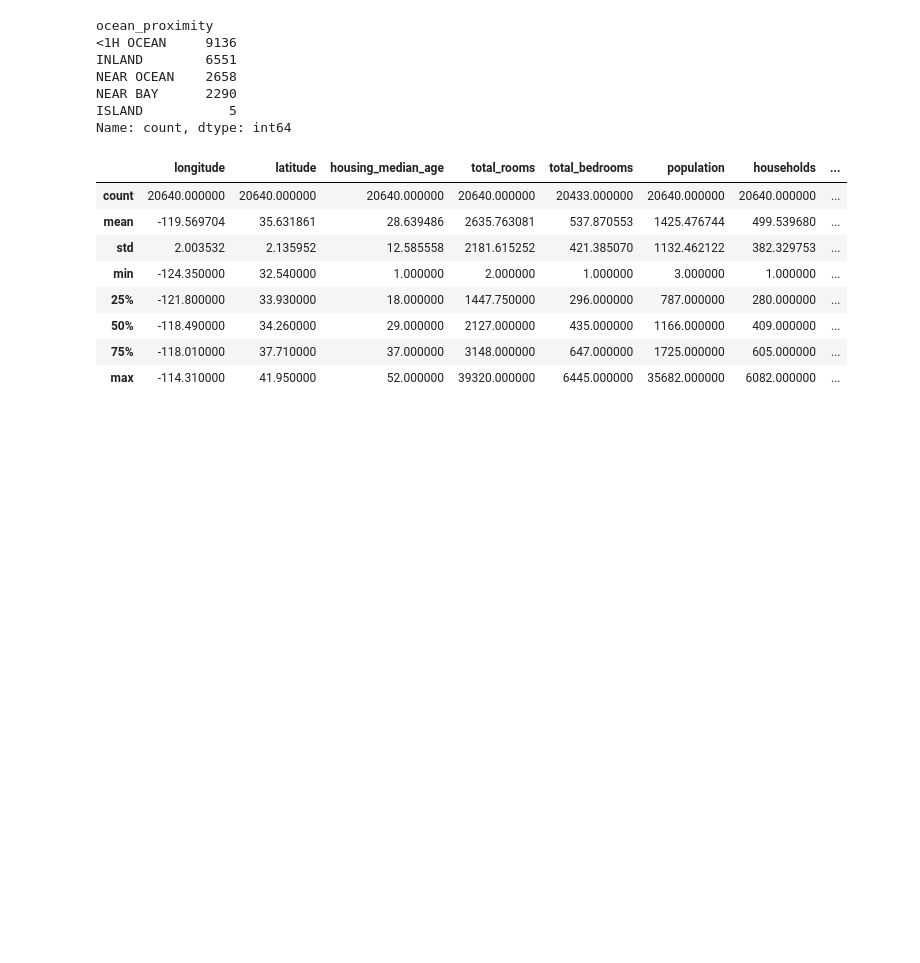
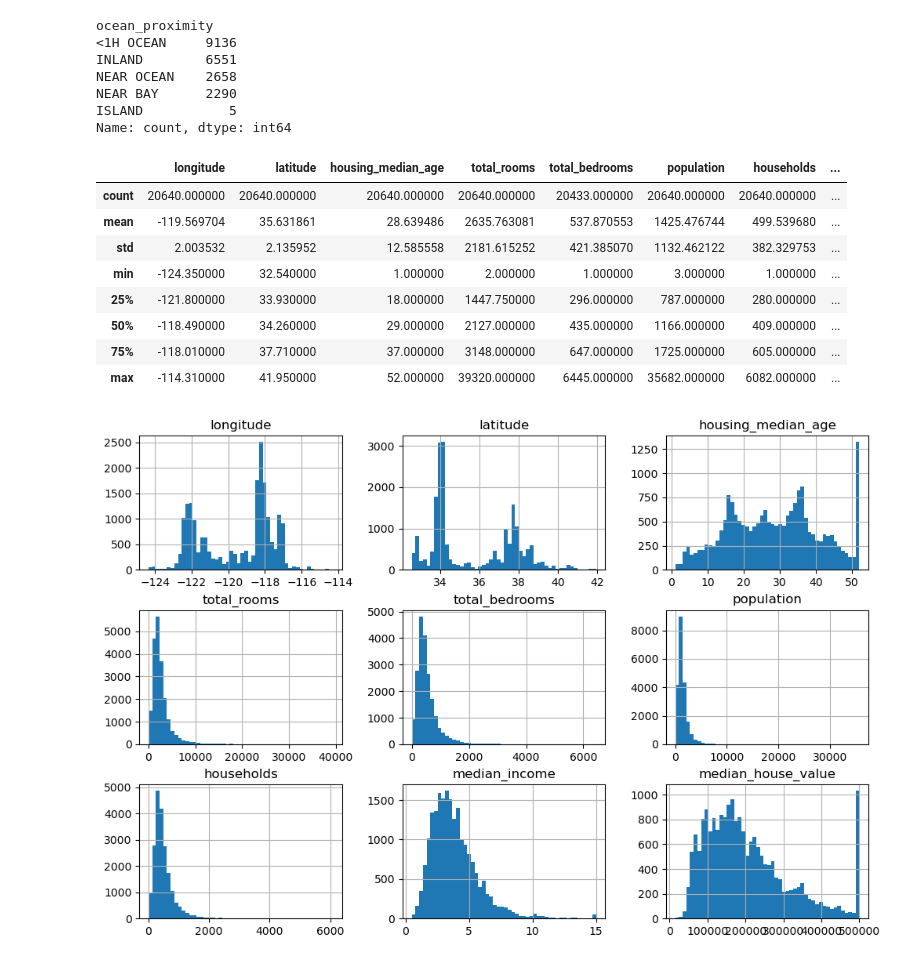
Before and after one commit to Bryan1805a/ML-learning, a Jupyter notebook: california_housing_price_prediction.ipynb, the cells around one changed output. Saved outputs shown, nothing was run; the diff lists cells and outputs as text; code cells hidden in the pictures; blank space fills up the shorter version.

```diff
--- a/california_housing_price_prediction.ipynb
+++ b/california_housing_price_prediction.ipynb
@@ -60,3 +60,10 @@ housing_full.describe()
 | 50% | -118.490000 | 34.260000 | 29.000000 | 2127.000000 | 435.000000 | 1166.000000 | 409.000000 | ... |
 | 75% | -118.010000 | 37.710000 | 37.000000 | 3148.000000 | 647.000000 | 1725.000000 | 605.000000 | ... |
 | max | -114.310000 | 41.950000 | 52.000000 | 39320.000000 | 6445.000000 | 35682.000000 | 6082.000000 | ... |
+# %%
+import matplotlib.pyplot as plt
+
+housing_full.hist(bins=50, figsize=(12, 8))
+plt.show()
+# %% [output]
+[figure, added]
```
